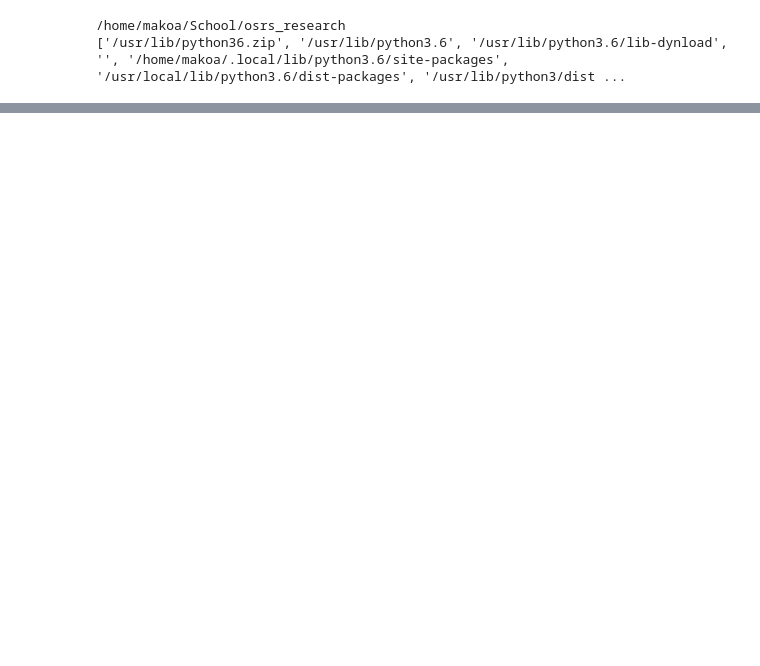
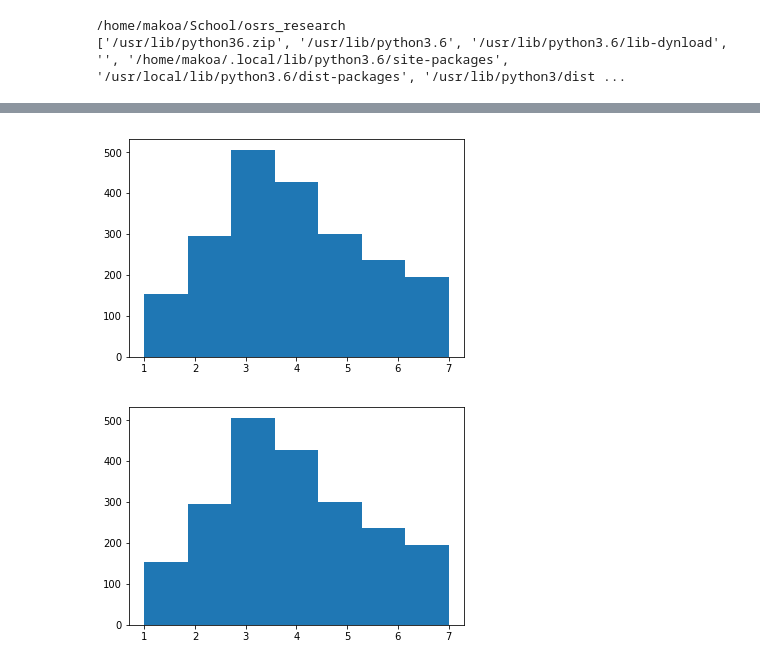
Before and after one commit to rmmartin02/OSRS_Research, a Jupyter notebook: ML/OSRS/Results/DaysAnalysis.ipynb, the cells around one changed output, grey strips where cells are left out. Drawn from its saved outputs; the diff is of its cells as text; code cells hidden in the pictures; blank space fills up the shorter version.

```diff
--- a/ML/OSRS/Results/DaysAnalysis.ipynb
+++ b/ML/OSRS/Results/DaysAnalysis.ipynb
@@ -123 +100,12 @@ print(numProfmodVSperf/len(results))
 0.00047281323877068556
+# %%
+buyDays = [results[item]['opt_days'][0] for item in results]
+sellDays = [results[item]['opt_days'][0] for item in results]
+# %%
+plt.hist(buyDays,7)
+plt.show()
+plt.hist(sellDays,7)
+plt.show()
+# %% [output]
+[figure, added]
+[figure, added]
```
Also changed, not shown: parts of 14 cells of this notebook, 4 other files.
